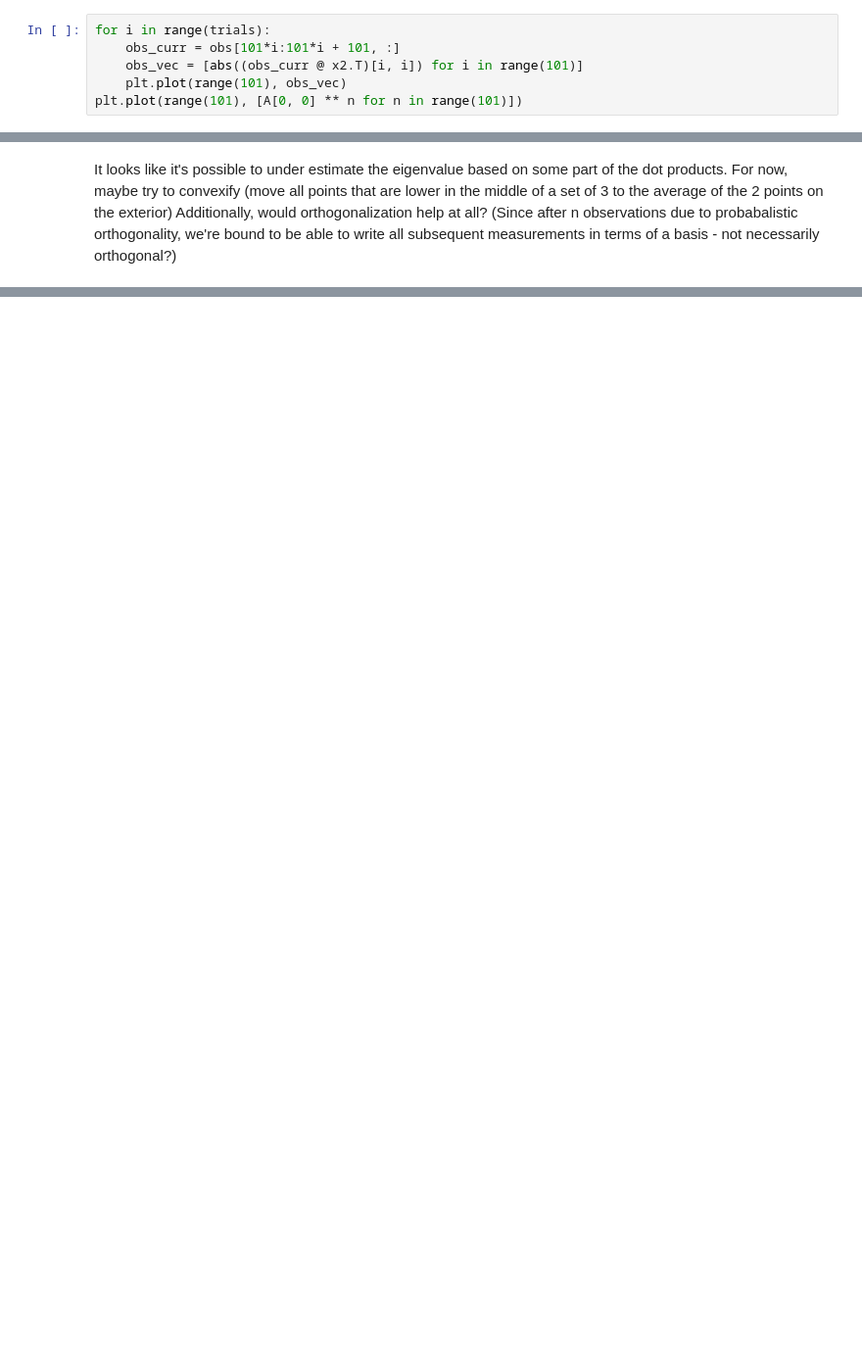
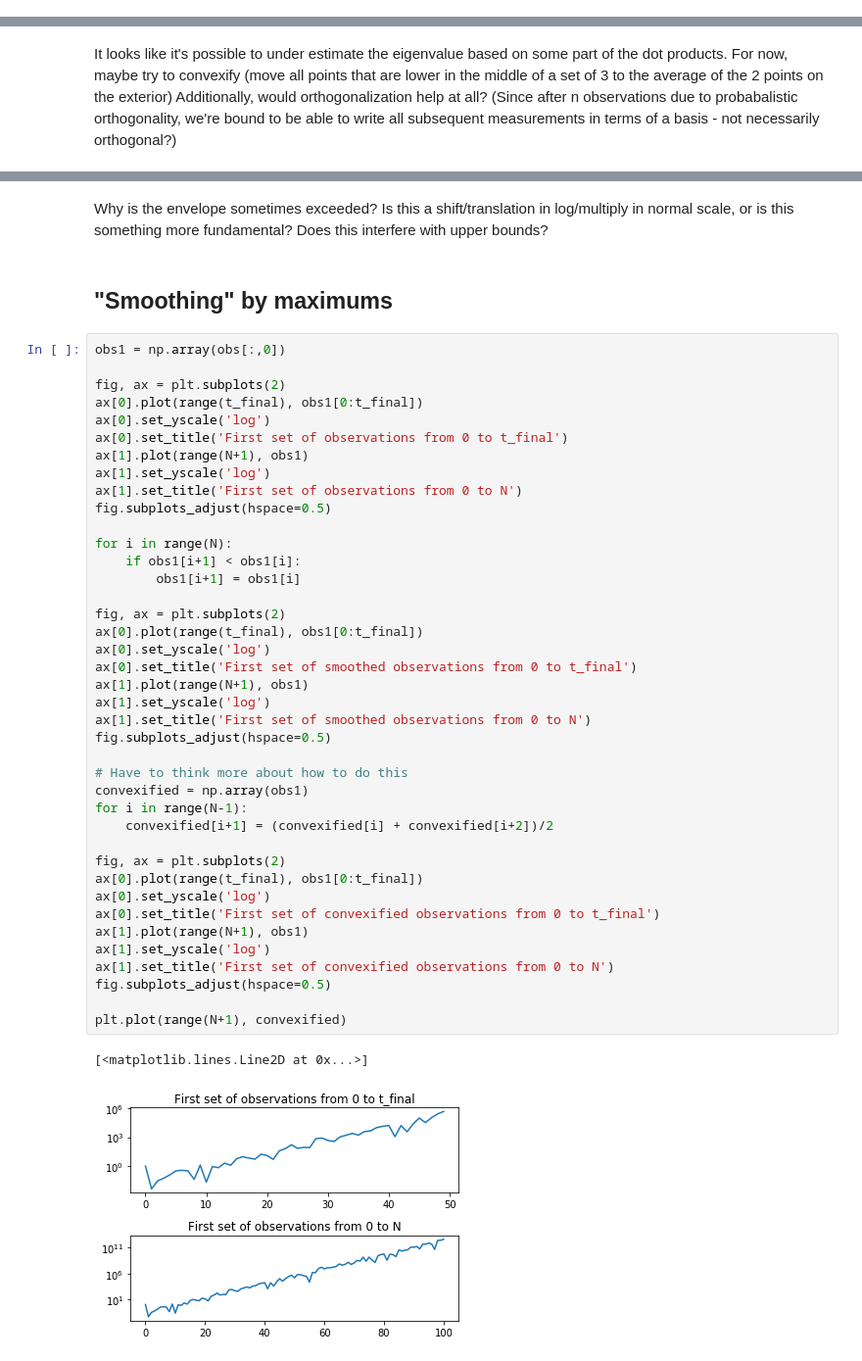
Before and after one commit to rahularya50/control-proj, a Jupyter notebook: Jupyter Notebooks/Randomized Eigenvalues (Diagonal Case).ipynb, the cells around one changed output, grey strips where cells are left out. Shown at 98% size. Cells and saved outputs as stored; diff of their text form; blank space fills up the shorter version.

```diff
--- a/Jupyter Notebooks/Randomized Eigenvalues (Diagonal Case).ipynb
+++ b/Jupyter Notebooks/Randomized Eigenvalues (Diagonal Case).ipynb
@@ -96,8 +81,2 @@ plt.yscale('log')
 # %% [markdown]
 Is the envelope of our observations of interest? Yes! (empirircally so) There's something happening here, but maybe there's a really simple straightforward explanation. Maybe it's that since the largest state is the one blowing up, the observation vectors that give the maximal dot products on the fringe/envelope will be in greatest alignment with the blowing up eigenvector? So if we can isolate the envelope somehow (look to make the variation convex)
-# %%
-for i in range(trials):
-    obs_curr = obs[101*i:101*i + 101, :]
-    obs_vec = [abs((obs_curr @ x2.T)[i, i]) for i in range(101)]
-    plt.plot(range(101), obs_vec)
-plt.plot(range(101), [A[0, 0] ** n for n in range(101)])
@@ -108,0 +87,47 @@ It looks like it's possible to under estimate the eigenvalue based on some part
+# %% [markdown]
+Why is the envelope sometimes exceeded? Is this a shift/translation in log/multiply in normal scale, or is this something more fundamental? Does this interfere with upper bounds?
+# %% [markdown]
+## "Smoothing" by maximums
+# %%
+obs1 = np.array(obs[:,0])
+
+fig, ax = plt.subplots(2)
+ax[0].plot(range(t_final), obs1[0:t_final])
+ax[0].set_yscale('log')
+ax[0].set_title('First set of observations from 0 to t_final')
+ax[1].plot(range(N+1), obs1)
+ax[1].set_yscale('log')
+ax[1].set_title('First set of observations from 0 to N')
+fig.subplots_adjust(hspace=0.5)
+
+for i in range(N):
+    if obs1[i+1] < obs1[i]:
+        obs1[i+1] = obs1[i]
+
+fig, ax = plt.subplots(2)
+ax[0].plot(range(t_final), obs1[0:t_final])
+ax[0].set_yscale('log')
+ax[0].set_title('First set of smoothed observations from 0 to t_final')
+ax[1].plot(range(N+1), obs1)
+ax[1].set_yscale('log')
+ax[1].set_title('First set of smoothed observations from 0 to N')
+fig.subplots_adjust(hspace=0.5)
+
+# Have to think more about how to do this
+convexified = np.array(obs1)
+for i in range(N-1):
+    convexified[i+1] = (convexified[i] + convexified[i+2])/2
+
+fig, ax = plt.subplots(2)
+ax[0].plot(range(t_final), obs1[0:t_final])
+ax[0].set_yscale('log')
+ax[0].set_title('First set of convexified observations from 0 to t_final')
+ax[1].plot(range(N+1), obs1)
+ax[1].set_yscale('log')
+ax[1].set_title('First set of convexified observations from 0 to N')
+fig.subplots_adjust(hspace=0.5)
+
+plt.plot(range(N+1), convexified)
+# %% [output]
+[<matplotlib.lines.Line2D at 0x...>]
+[figure, added]
```
Also changed, not shown: parts of 8 cells of this notebook.
